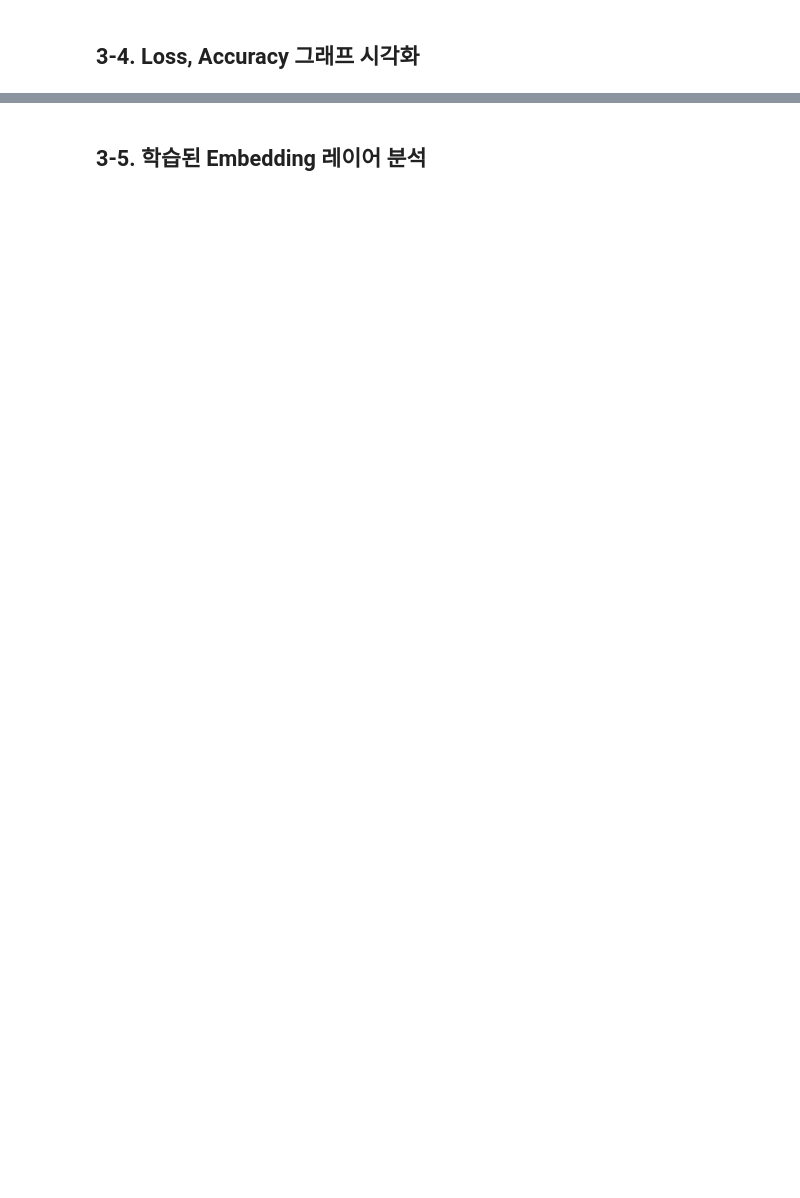
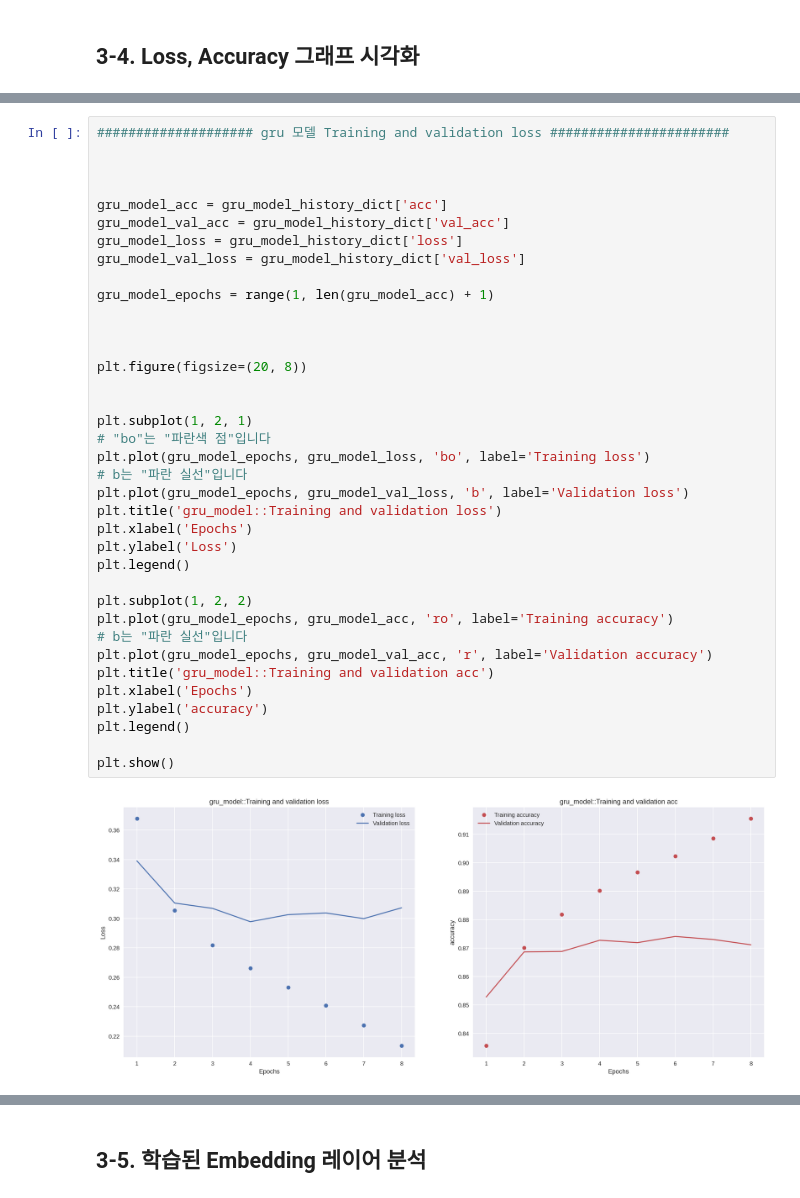
Before and after one commit to saerannn/ML-DL-Project, a Jupyter notebook: Project_09_Building_Sentiment_Classification_Model/[E09]Building_Sentiment_Classification_Model:Naver_Movie_Review_Sentiment_Analysis.ipynb, the cells around one changed output, grey strips where cells are left out. Drawn from its saved outputs; the diff is of its cells as text; blank space fills up the shorter version.

```diff
--- a/Project_09_Building_Sentiment_Classification_Model/[E09]Building_Sentiment_Classification_Model:Naver_Movie_Review_Sentiment_Analysis.ipynb
+++ b/Project_09_Building_Sentiment_Classification_Model/[E09]Building_Sentiment_Classification_Model:Naver_Movie_Review_Sentiment_Analysis.ipynb
@@ -360,0 +454,39 @@ print(history_dict.keys()) # epoch에 따른 그래프를 그려볼 수 있는
+# %%
+#################### gru 모델 Training and validation loss #######################
+
+
+
+gru_model_acc = gru_model_history_dict['acc']
+gru_model_val_acc = gru_model_history_dict['val_acc']
+gru_model_loss = gru_model_history_dict['loss']
+gru_model_val_loss = gru_model_history_dict['val_loss']
+
+gru_model_epochs = range(1, len(gru_model_acc) + 1)
+
+
+
+plt.figure(figsize=(20, 8))
+
+
+plt.subplot(1, 2, 1)
+# "bo"는 "파란색 점"입니다
+plt.plot(gru_model_epochs, gru_model_loss, 'bo', label='Training loss')
+# b는 "파란 실선"입니다
+plt.plot(gru_model_epochs, gru_model_val_loss, 'b', label='Validation loss')
+plt.title('gru_model::Training and validation loss')
+plt.xlabel('Epochs')
+plt.ylabel('Loss')
+plt.legend()
+
+plt.subplot(1, 2, 2)
+plt.plot(gru_model_epochs, gru_model_acc, 'ro', label='Training accuracy')
+# b는 "파란 실선"입니다
+plt.plot(gru_model_epochs, gru_model_val_acc, 'r', label='Validation accuracy')
+plt.title('gru_model::Training and validation acc')
+plt.xlabel('Epochs')
+plt.ylabel('accuracy')
+plt.legend()
+
+plt.show()
+# %% [output]
+[figure, added]
```
Also changed, not shown: parts of 32 cells of this notebook.
